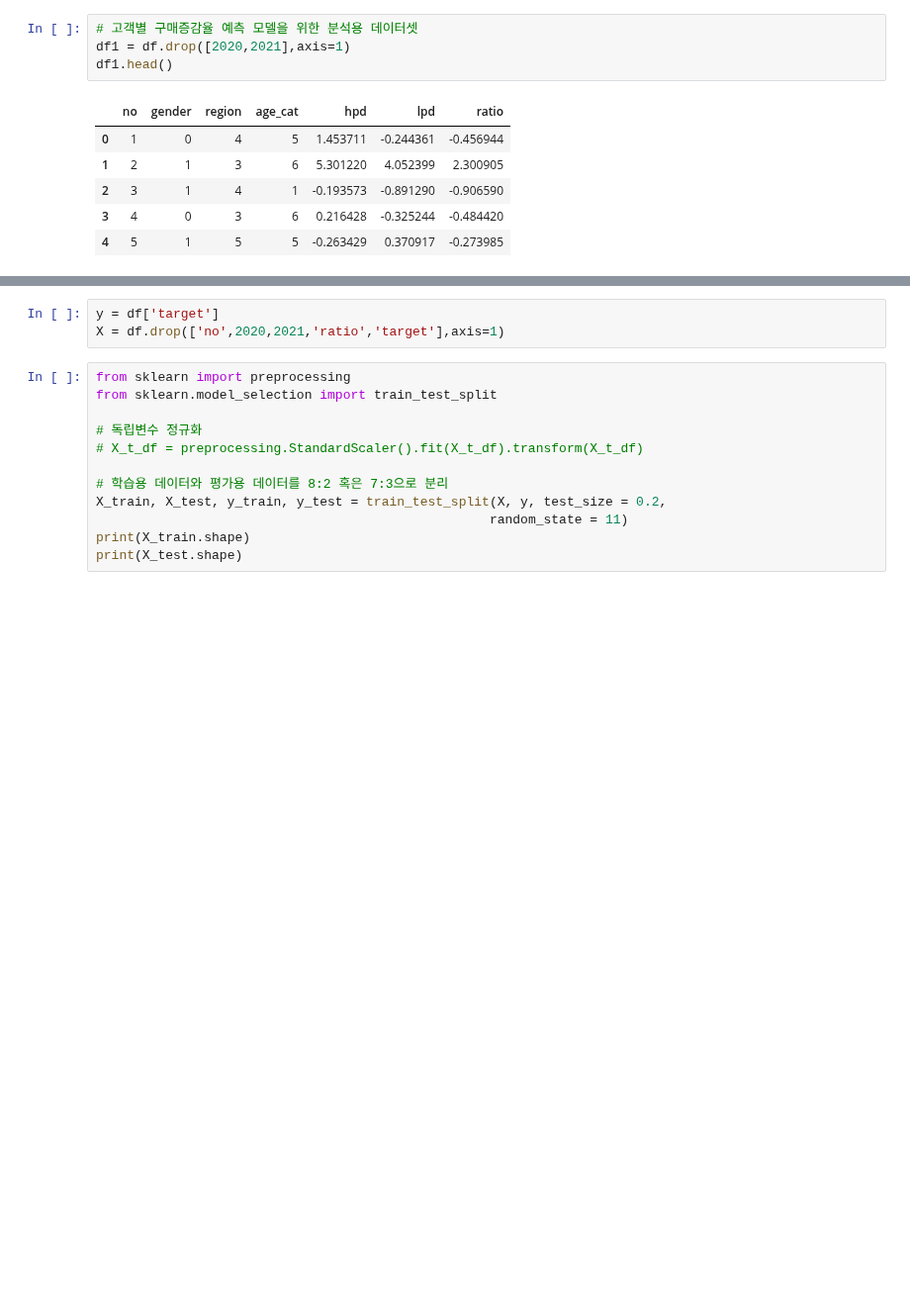
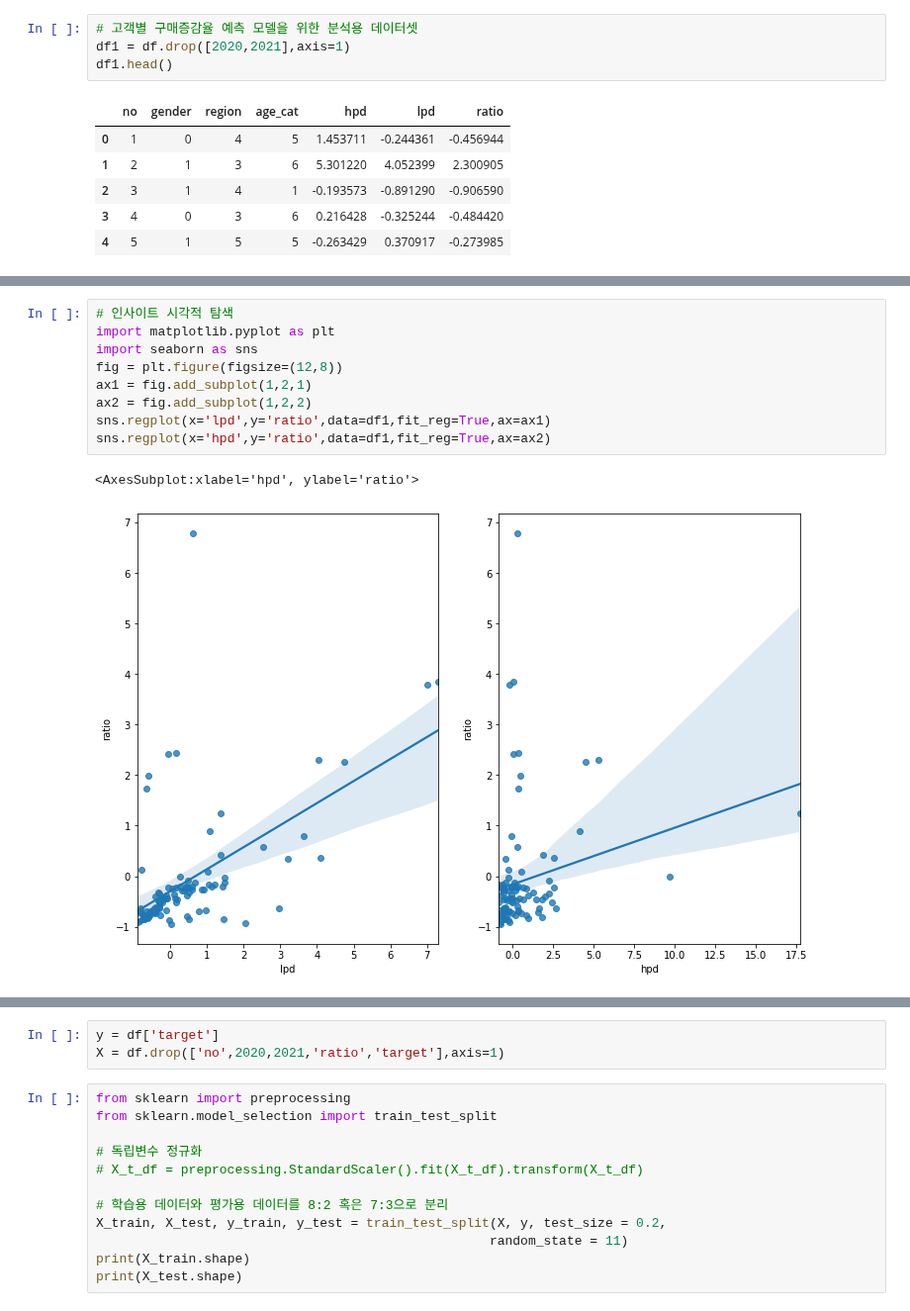
Before and after one commit to bnv20/kdt3, a Jupyter notebook: 분석용데이터셋_구매데이터_guide.ipynb, the cells around one changed output, grey strips where cells are left out. Shown at 99% size. Drawn from its saved outputs; the diff is of its cells as text; blank space fills up the shorter version.

```diff
--- a/분석용데이터셋_구매데이터_guide.ipynb
+++ b/분석용데이터셋_구매데이터_guide.ipynb
@@ -380,0 +390,12 @@ df1.head()
+# %%
+# 인사이트 시각적 탐색
+import matplotlib.pyplot as plt
+import seaborn as sns
+fig = plt.figure(figsize=(12,8))
+ax1 = fig.add_subplot(1,2,1)
+ax2 = fig.add_subplot(1,2,2)
+sns.regplot(x='lpd',y='ratio',data=df1,fit_reg=True,ax=ax1)
+sns.regplot(x='hpd',y='ratio',data=df1,fit_reg=True,ax=ax2)
+# %% [output]
+<AxesSubplot:xlabel='hpd', ylabel='ratio'>
+[figure, added]
```
Also changed, not shown: parts of 5 cells of this notebook.
